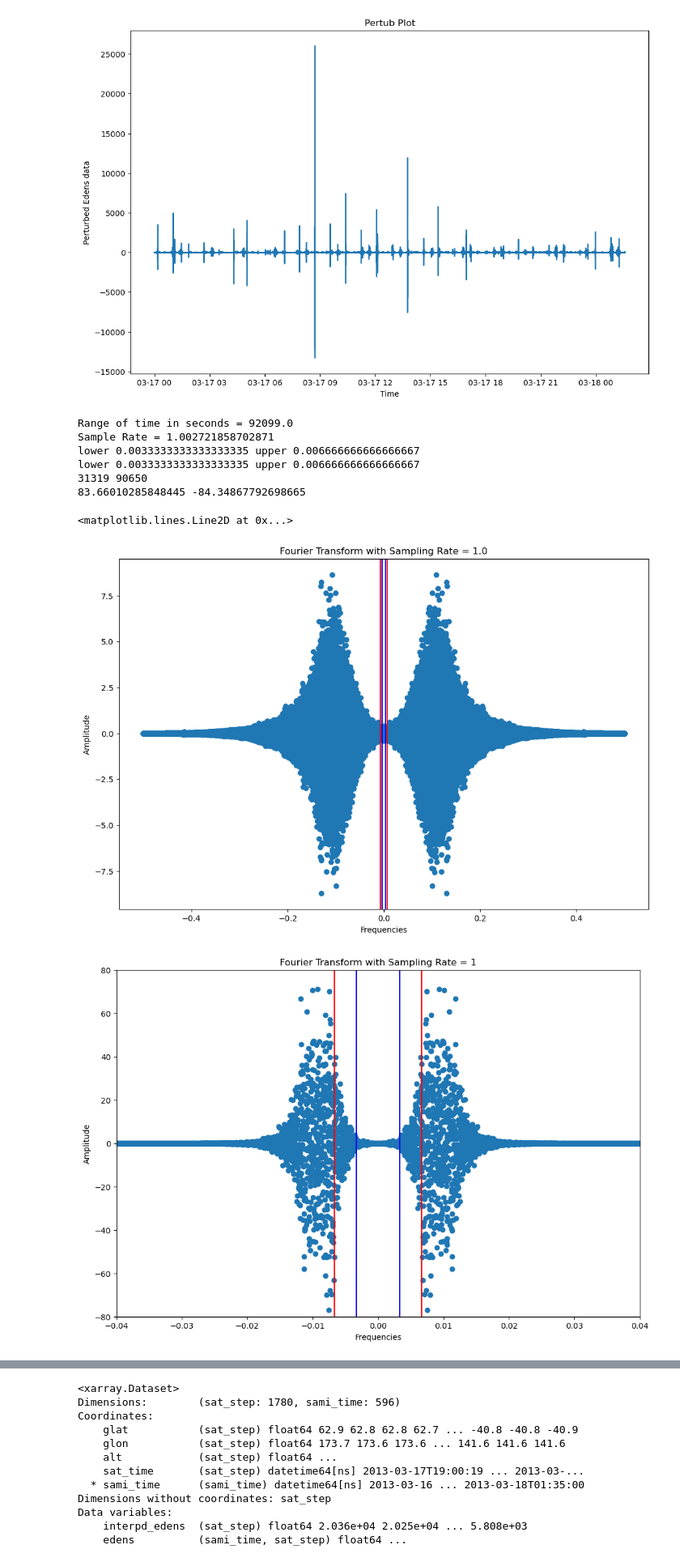
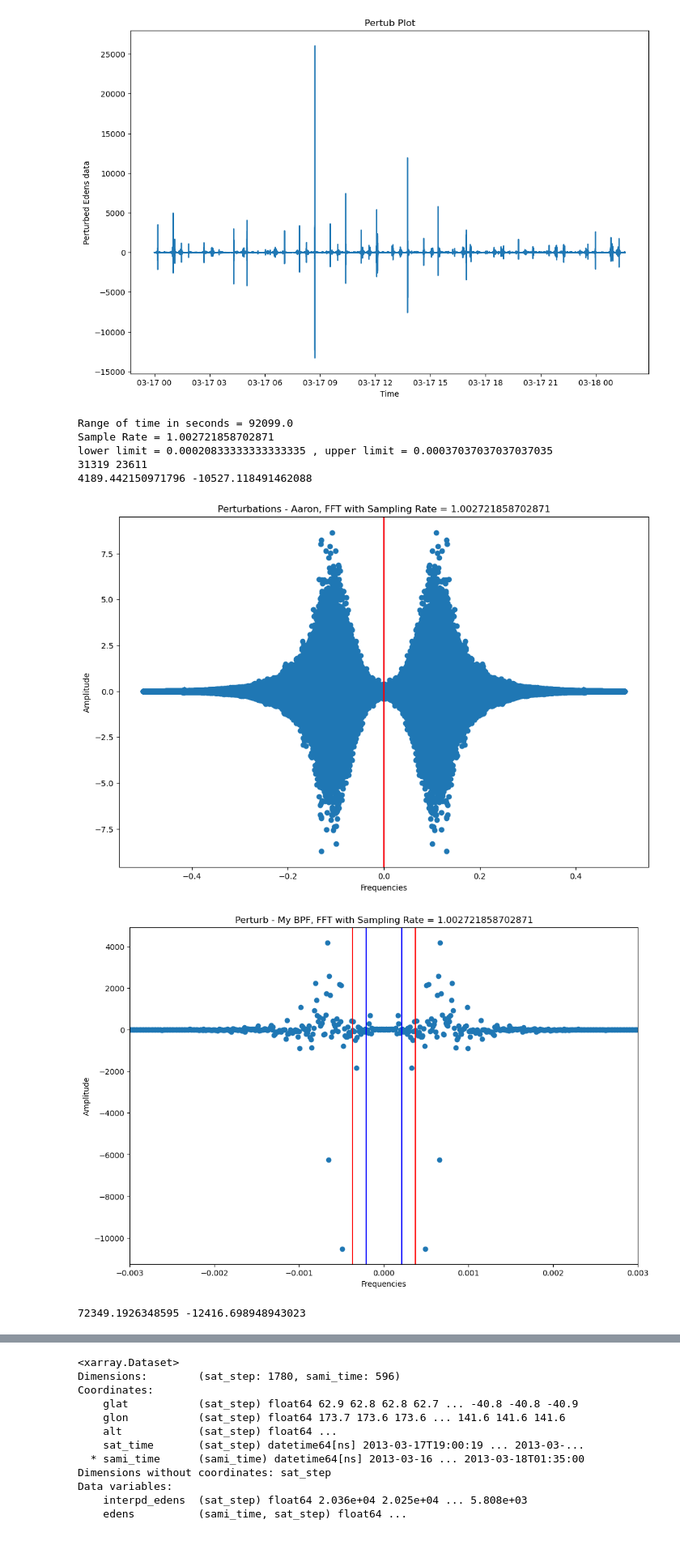
Before and after one commit to abukowski21/sat-interp-tid-analysis, a Jupyter notebook: background_removal_sat_passes.ipynb, the cells around one changed output, grey strips where cells are left out. Shown at 81% size. Cells and saved outputs as stored; diff of their text form; code cells hidden in the pictures.

Commit message:
Addition of Keograms and updated work on Band pass filters

```diff
--- a/background_removal_sat_passes.ipynb
+++ b/background_removal_sat_passes.ipynb
@@ -152,21 +168,22 @@ filter_self = il.reload(filter_self)
 
 time_dif = (time[-1] - time[0]).total_seconds()
 print('Range of time in seconds =', time_dif)
-sample_rate = time_dif/len(raw)
+sample_rate = 1*time_dif/len(raw) # should always be this value as it is linked to number of points in range
 print('Sample Rate =', sample_rate)
 
-
+'''
 n = len(raw)
 fs = 1
 duration = len(raw)
 freq = 1/200
 time_t = np.linspace(0,duration,n)
 test = 4 + 7*np.sin(2*np.pi*freq*time_t)
+'''
 
 ## Putting the bandpass filter from [0.00333,0.006667] frequency
-limits = [150,300]
-final, finalperc = filter_self.filt_filt(raw, sample_rate, lims=limits, order=2)
-final2, finalperc2 = filter_self.filt_filt(test, fs, lims=limits, order=2)
+limits = [45*60,80*60]
+final, finalperc = filter_self.filt_filt(raw, sample_rate, lims=limits, order=1, xarray=False)
+#final2, finalperc2 = filter_self.filt_filt(test, fs, lims=limits, order=2)
 #print(final)
 
 '''
@@ -197,48 +214,66 @@ plt.show()
 '''
 
 fft_input = perturb
-sample_rate = len(fft_input)/(len(perturb))
 fourier, freq = filter_self.FFT(fft_input, sample_rate)
 
 plt.figure(figsize=(12,8))
 plt.scatter(freq, fourier.real)
 #plt.ylim(-1000000,1000000)
 plt.xlabel('Frequencies')
 plt.ylabel('Amplitude')
-plt.title('Fourier Transform with Sampling Rate = ' + str(sample_rate))
+plt.title('Perturbations - Aaron, FFT with Sampling Rate = ' + str(sample_rate))
 plt.axvline(x = (1/limits[1]), color = 'b', label = 'Lower limit')
 plt.axvline(x = -(1/limits[1]), color = 'b', label = 'Lower limit')
 plt.axvline(x = (1/limits[0]), color = 'r', label = 'Upper limit')
 plt.axvline(x = -(1/limits[0]), color = 'r', label = 'Upper limit')
 
 print(np.argmax(perturb), np.argmax(final))
 
 
 fft_input_1 = final
-sample_rate_1 = 1 #len(fft_input_2)/(178500)
-fourier_1, freq_1 = filter_self.FFT(fft_input_1, sample_rate_1)
+fourier_1, freq_1 = filter_self.FFT(fft_input_1, sample_rate)
 
 print(np.max(fourier_1.real), min(fourier_1.real))
 
 plt.figure(figsize=(12,8))
 plt.scatter(freq_1, fourier_1.real)
 #plt.ylim(-6000000,6000000)
-plt.xlim(-0.04, 0.04)
+plt.xlim(-1,1)
+plt.xlim(-0.003, 0.003)
 plt.xlabel('Frequencies')
 plt.ylabel('Amplitude')
-plt.ylim(-80,80)
-plt.title('Fourier Transform with Sampling Rate = ' + str(sample_rate_1))
+#plt.ylim(-150,150)
+plt.title('Perturb - My BPF, FFT with Sampling Rate = ' + str(sample_rate))
 plt.axvline(x = (1/limits[1]), color = 'b', label = 'Lower limit')
 plt.axvline(x = -(1/limits[1]), color = 'b', label = 'Lower limit')
 plt.axvline(x = (1/limits[0]), color = 'r', label = 'Upper limit')
 plt.axvline(x = -(1/limits[0]), color = 'r', label = 'Upper limit')
+plt.show()
+
+
+fft_input_2 = raw
+fourier_2, freq_2 = filter_self.FFT(fft_input_2, sample_rate)
+print(np.max(fourier_2.real), min(fourier_2.real))
+
+plt.figure(figsize=(12,8))
+plt.scatter(freq_2, fourier_2.real)
+#plt.ylim(-6000000,6000000)
+plt.xlim(-0.003, 0.003)
+plt.xlabel('Frequencies')
+plt.ylabel('Amplitude')
+#plt.ylim(-150,150)
+plt.title('Raw data, FFT with Sampling Rate = ' + str(sample_rate))
+plt.axvline(x = (1/limits[1]), color = 'b', label = 'Lower limit')
+plt.axvline(x = -(1/limits[1]), color = 'b', label = 'Lower limit')
+plt.axvline(x = (1/limits[0]), color = 'r', label = 'Upper limit')
+plt.axvline(x = -(1/limits[0]), color = 'r', label = 'Upper limit')
+plt.show()
 # %% [output]
 Range of time in seconds = 92099.0
 Sample Rate = 1.002721858702871
-lower 0.0033333333333333335 upper 0.006666666666666667
-lower 0.0033333333333333335 upper 0.006666666666666667
-31319 90650
-83.66010285848445 -84.34867792698665
+lower limit = 0.00020833333333333335 , upper limit = 0.00037037037037037035
+31319 23611
+4189.442150971796 -10527.118491462088
-<matplotlib.lines.Line2D at 0x...>
-[figure, old version]
+[figure, new version]
-[figure, old version]
+[figure, new version]
+72349.1926348595 -12416.698948943023
```
Also changed, not shown: parts of 7 cells of this notebook, 1 other file.
